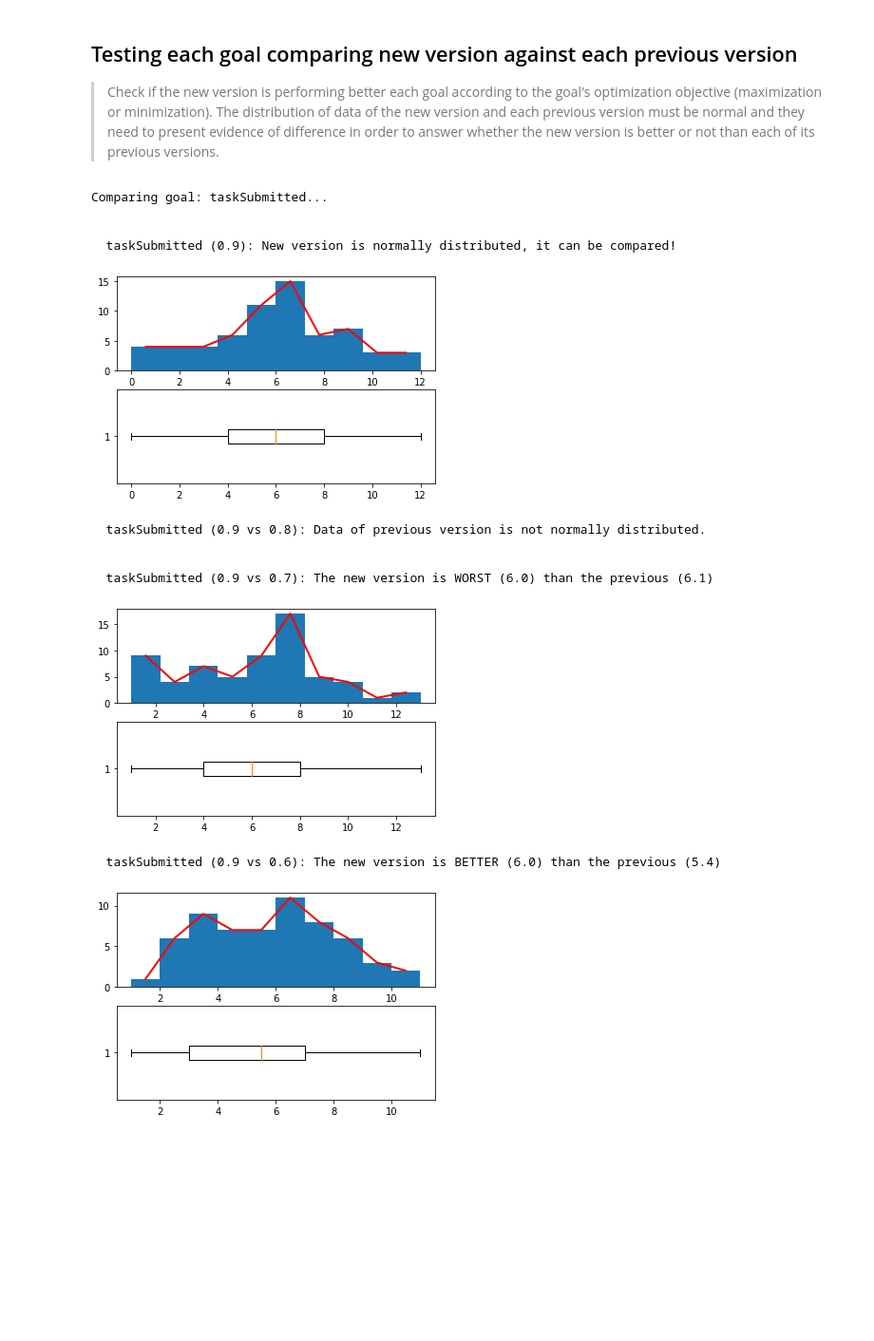
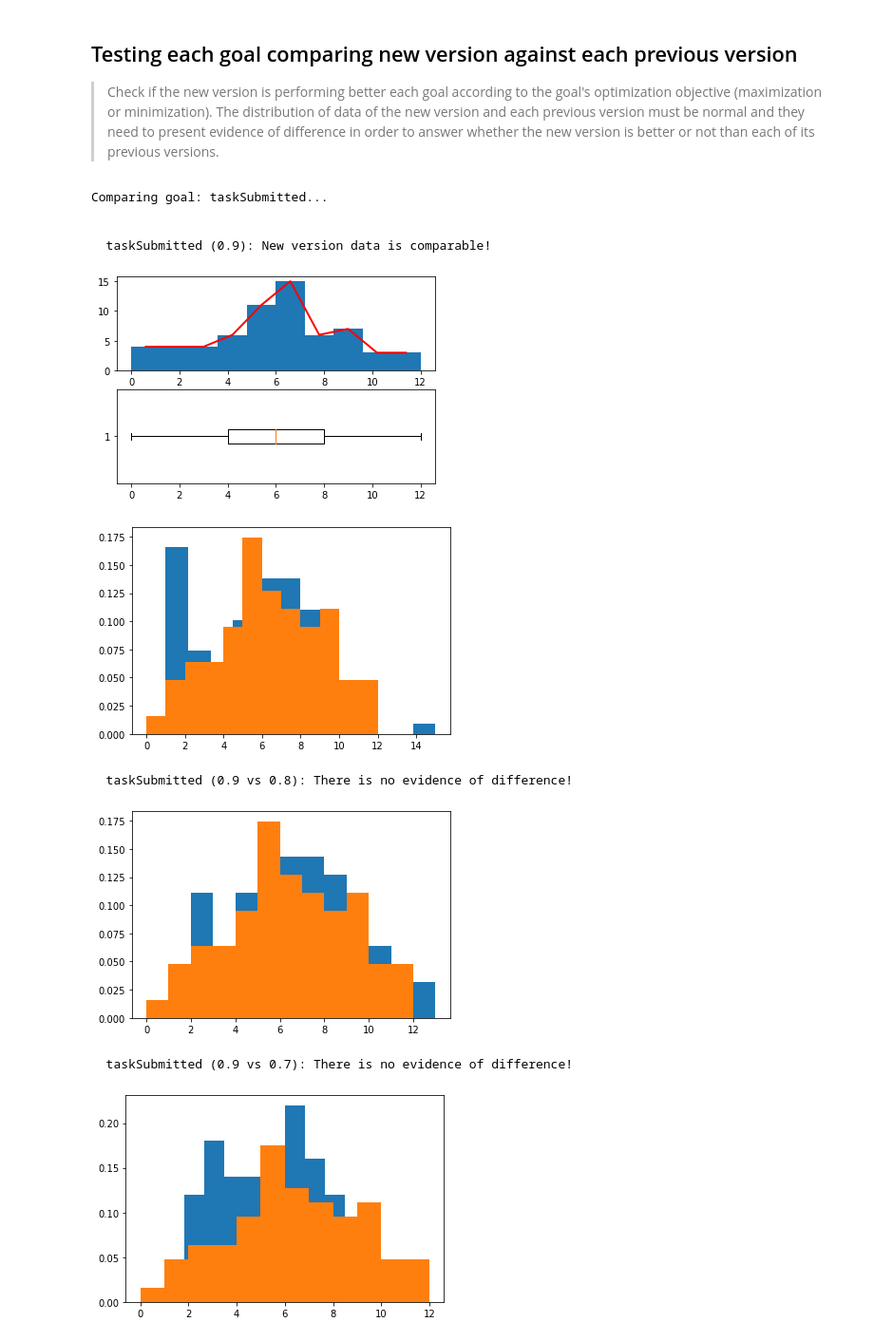
Before and after one commit to cleberjamaral/fastpages, a Jupyter notebook: _notebooks/2020-11-06-agents-goal-benchmark-test.ipynb, the cells around one changed output. Shown at 95% size. Drawn from its saved outputs; the diff is of its cells as text; code cells hidden in the pictures; blank space fills up the shorter version.

Commit message:
Fix p-value test when comparing. Added sample size setup

```diff
--- a/_notebooks/2020-11-06-agents-goal-benchmark-test.ipynb
+++ b/_notebooks/2020-11-06-agents-goal-benchmark-test.ipynb
@@ -68,13 +84,15 @@ def extract_data_by_event(event):
 def is_normal_distribution(version, df, alpha):
     from scipy.stats import norm
     versions_list = df['version'].unique()
-    W, shp_value = stats.shapiro(df[df['version'] == versions_list[version]].value)
-    if shp_value >= alpha:
-        #print("The data of version",versions_list[version],"do present a normal distribution since pvalue =",round(shp_value,2),"is greater than 0.05. Shapiro-Wilk test statistic =",round(W,2))
+
+    if (df[df['version'] == versions_list[version]].value.size < good_sample_size):
+        W, shp_value = stats.shapiro(df[df['version'] == versions_list[version]].value)
+        if shp_value >= alpha:
+            return True
+        else:
+            return False
+    else:
         return True
-    else:
-        #print("The data of Version",versions_list[version],"do NOT present a normal distribution since pvalue =",round(shp_value,2),"is NOT greater than 0.05. Shapiro-Wilk test statistic =",round(W,2))
-        return False
 # %%
 #hide
 def has_versions_to_compare(df):
@@ -120,19 +138,27 @@ def ztest(a, b):
 def versions_are_different(previous_version, new_version, df, alpha):
     if (df[df['version'] == versions_list[previous_version]].value.size >= 30 and df[df['version'] == versions_list[new_version]].value.size >= 30):
         z_stats, zp_value = ztest(df[df['version'] == versions_list[previous_version]].value,df[df['version'] == versions_list[new_version]].value)
-        if abs(zp_value) >= (alpha / 2): # Two tailed: alpha/2
-            #print("The result of Z-test do reject the null hypothesis since pvalue =",round(zp_value,2),"is greater than 0.05. Z-test statistic =",round(z_stats,2))
+        import matplotlib.pyplot as plt
+        plt.hist(df[df['version'] == versions_list[previous_version]].value, density=True, bins=12)
+        plt.hist(df[df['version'] == versions_list[new_version]].value, density=True, bins=12)
+        plt.show()
+        #print("z-statistic:",z_stats,"p-value:",zp_value)
+        #print("pre mean:",df[df['version'] == versions_list[previous_version]].value.mean(),"new mean:",df[df['version'] == versions_list[new_version]].value.mean())
+        if abs(zp_value) < (alpha / 2): # Two tailed: alpha/2
             return True
         else:
-            #print("The result of Z-test DOES NOT rejects the null hypothesis since pvalue =",round(zp_value,2),"is NOT greater than 0.05. Z-test statistic =",round(z_stats,2))
             return False
     else:
         t_stats, tp_value = stats.ttest_ind(df[df['version'] == versions_list[previous_version]].value,df[df['version'] == versions_list[new_version]].value)
-        if abs(tp_value) >= (alpha / 2): # Two tailed: alpha/2
-            #print("The result of T-test do reject the null hypothesis since pvalue =",round(tp_value,2),"is greater than 0.05. T-test statistic =",round(t_stats,2))
+        import matplotlib.pyplot as plt
+        plt.hist(df[df['version'] == versions_list[previous_version]].value, density=True, bins=12)
+        plt.hist(df[df['version'] == versions_list[new_version]].value, density=True, bins=12)
+        plt.show()
+        #print("t-statistic:",t_stats,"p-value:",tp_value)
+        #print("pre mean:",df[df['version'] == versions_list[previous_version]].value.mean(),"new mean:",df[df['version'] == versions_list[new_version]].value.mean())
+        if abs(tp_value) < (alpha / 2): # Two tailed: alpha/2
             return True
         else:
-            #print("The result of T-test DOES NOT rejects the null hypothesis since pvalue =",round(tp_value,2),"is NOT greater than 0.05. T-test statistic =",round(t_stats,2))
             return False
 # %%
 #hide
@@ -152,7 +176,8 @@ def compare_versions(previous_version, new_version, df, goal):
 # %%
 #hide_input
 new_version = -1
-alpha = 0.05
+alpha_normal = 0.05
+alpha_compare = 0.05
 
 for goal in get_goals():
     print("Comparing goal:",goal+"...")
@@ -161,42 +186,40 @@ for goal in get_goals():
     df = extract_data_by_event(goal)
 
     versions_list = df['version'].unique()
 
     if not has_versions_to_compare(df):
         print("  "+goal+": It is necessary to have at least two versions to compare!")
     else:
-        if is_normal_distribution(new_version, df, alpha):
-            print("  "+goal+" ("+str(versions_list[new_version])+"): New version is normally distributed, it can be compared!")
+        if is_normal_distribution(new_version, df, alpha_normal):
+            print("  "+goal+" ("+str(versions_list[new_version])+"): New version data is comparable!")
             print_distribution(new_version,df)
 
             for previous_version in range(2, len(versions_list)+1):
-                if is_normal_distribution(-previous_version, df, alpha):
-                    if versions_are_different(-previous_version, new_version, df, alpha):
+                if is_normal_distribution(-previous_version, df, alpha_normal):
+                    if versions_are_different(-previous_version, new_version, df, alpha_compare):
                         better, pre_value, new_value = compare_versions(-previous_version, new_version, df, goal)
                         if better:
                             print("  "+goal+" ("+str(versions_list[new_version]),"vs",str(versions_list[-previous_version])+"): The new version is BETTER ("+str(round(new_value,1))+") than the previous ("+str(round(pre_value,1))+")")
                         else:
                             print("  "+goal+" ("+str(versions_list[new_version]),"vs",str(versions_list[-previous_version])+"): The new version is WORST ("+str(round(new_value,1))+") than the previous ("+str(round(pre_value,1))+")")
                         print_distribution(-previous_version, df)
                     else:
                         print("  "+goal+" ("+str(versions_list[new_version]),"vs",str(versions_list[-previous_version])+"): There is no evidence of difference!")
                         print("\n")
                 else:
                     print("  "+goal+" ("+str(versions_list[new_version]),"vs",str(versions_list[-previous_version])+"): Data of previous version is not normally distributed.")
                     print("\n")
         else:
             print("  "+goal+" ("+str(versions_list[new_version])+"): The new version does not present a normal distribution!")
             print_distribution(new_version,df)
 # %% [output]
 Comparing goal: taskSubmitted...
 
 
-  taskSubmitted (0.9): New version is normally distributed, it can be compared!
+  taskSubmitted (0.9): New version data is comparable!
 [figure]
+[figure, new version]
-  taskSubmitted (0.9 vs 0.8): Data of previous version is not normally distributed.
-
-
-  taskSubmitted (0.9 vs 0.7): The new version is WORST (6.0) than the previous (6.1)
+  taskSubmitted (0.9 vs 0.8): There is no evidence of difference!
-[figure, old version]
+[figure, new version]
-  taskSubmitted (0.9 vs 0.6): The new version is BETTER (6.0) than the previous (5.4)
+  taskSubmitted (0.9 vs 0.7): There is no evidence of difference!
-[figure, old version]
+[figure, new version]
```
Also changed, not shown: parts of 4 cells of this notebook.
